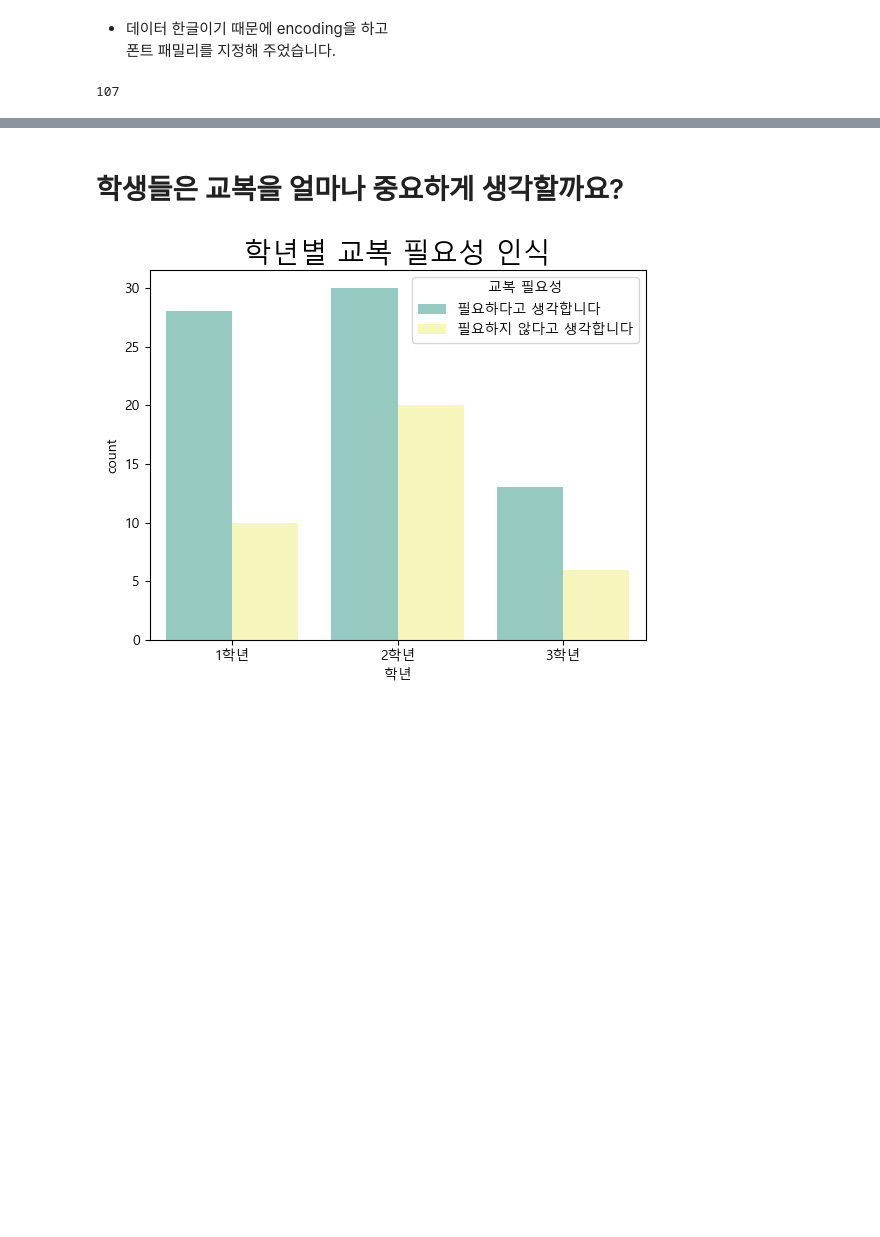
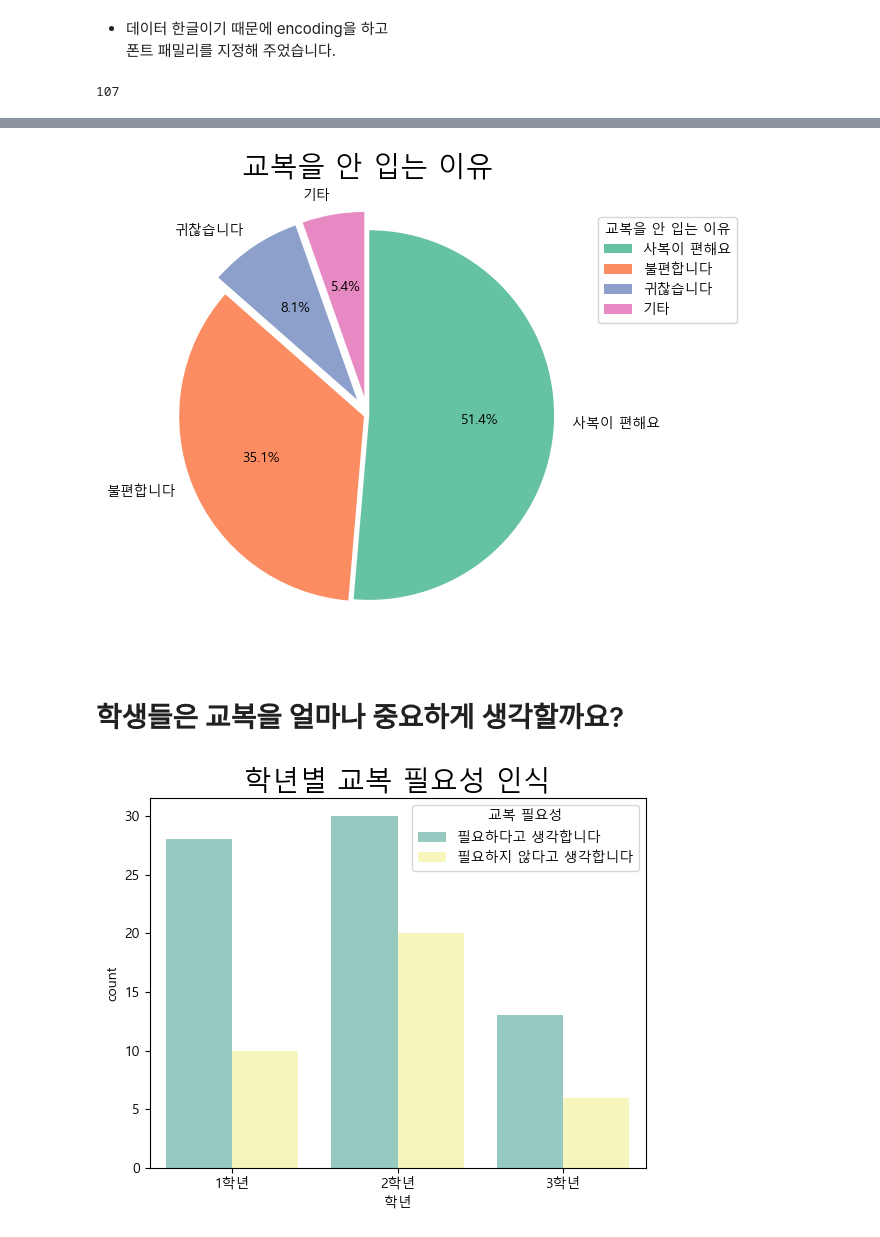
Before and after one commit to minseok06/PPP, a Jupyter notebook: 0급-교복에 대한 생각 분석하기.ipynb, the cells around one changed output, grey strips where cells are left out. Saved outputs shown, nothing was run; the diff lists cells and outputs as text; code cells hidden in the pictures; blank space fills up the shorter version.

```diff
--- a/0급-교복에 대한 생각 분석하기.ipynb
+++ b/0급-교복에 대한 생각 분석하기.ipynb
@@ -21,6 +21,22 @@ SKD.head(1)
 # %% [output]
 |  | 타임스탬프 | 교복 단어 | 성별 | 학년 | 교복 착용 | 입는 이유 | 안 입는 이유 | 디자인이 별로인 것 | 교복 필요성 | 필요 이유 | 불필요 이유 | ... |
 | 0 | 2023. 10. 26 오후 2:08:13 | 학생 | 남 | 2학년 | 네 | 학교에서 입으라고 합니다 | 불편합니다 | 바지 | 필요하다고 생각합니다 | 늙으면 입을 수 없어서 | NaN | ... |
+# %%
+plt.figure(figsize=(10,6))
+explode=[0.01,0.02,0.1,0.1]
+labels=['사복이 편해요','불편합니다','귀찮습니다','기타']
+plt.pie(SKD['안 입는 이유'].value_counts(),
+        labels=labels,
+        autopct='%.1f%%',
+        counterclock=False,
+        startangle=90,
+        explode=explode,
+       )
+plt.title('교복을 안 입는 이유', size=20)
+plt.legend(loc=(1, 0.7),title = '교복을 안 입는 이유')
+plt.show()
+# %% [output]
+[figure, added]
 # %% [markdown]
 # 학생들은 교복을 얼마나 중요하게 생각할까요?
 # %%
```
Also changed, not shown: parts of 6 cells of this notebook, 1 other file.
